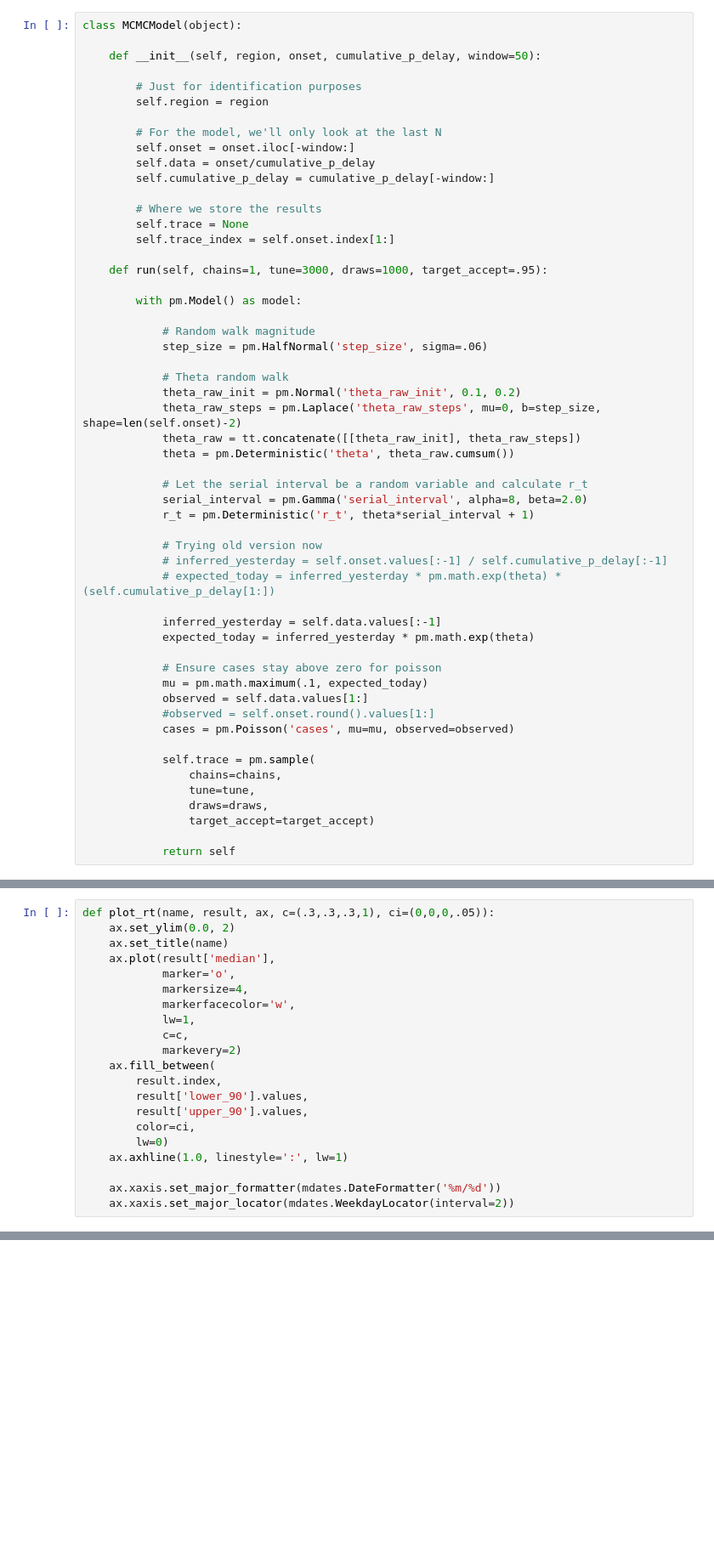
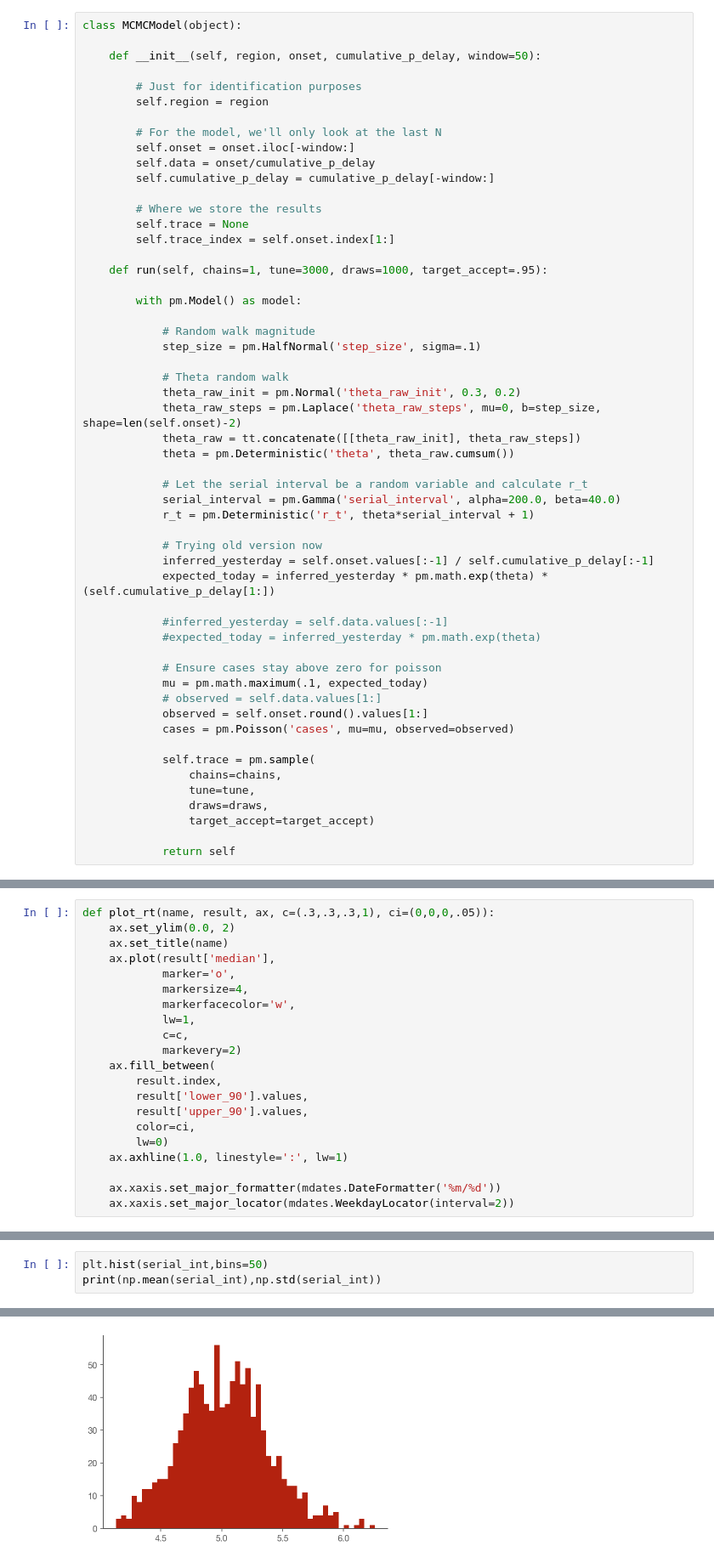
Before and after one commit to maciekrt/covid-19, a Jupyter notebook: Realtime Rt mcmc.ipynb, the cells around one changed output, grey strips where cells are left out. Shown: that part at 85% size. Drawn from its saved outputs; the diff is of its cells as text; blank space fills up the shorter version.

```diff
--- a/Realtime Rt mcmc.ipynb
+++ b/Realtime Rt mcmc.ipynb
@@ -477,29 +379,29 @@ class MCMCModel(object):
         with pm.Model() as model:
 
             # Random walk magnitude
-            step_size = pm.HalfNormal('step_size', sigma=.06)
+            step_size = pm.HalfNormal('step_size', sigma=.1)
 
             # Theta random walk
-            theta_raw_init = pm.Normal('theta_raw_init', 0.1, 0.2)
+            theta_raw_init = pm.Normal('theta_raw_init', 0.3, 0.2)
             theta_raw_steps = pm.Laplace('theta_raw_steps', mu=0, b=step_size, shape=len(self.onset)-2)
             theta_raw = tt.concatenate([[theta_raw_init], theta_raw_steps])
             theta = pm.Deterministic('theta', theta_raw.cumsum())
 
             # Let the serial interval be a random variable and calculate r_t
-            serial_interval = pm.Gamma('serial_interval', alpha=8, beta=2.0)
+            serial_interval = pm.Gamma('serial_interval', alpha=200.0, beta=40.0)
             r_t = pm.Deterministic('r_t', theta*serial_interval + 1)
 
             # Trying old version now
-            # inferred_yesterday = self.onset.values[:-1] / self.cumulative_p_delay[:-1]
-            # expected_today = inferred_yesterday * pm.math.exp(theta) * (self.cumulative_p_delay[1:])
+            inferred_yesterday = self.onset.values[:-1] / self.cumulative_p_delay[:-1]
+            expected_today = inferred_yesterday * pm.math.exp(theta) * (self.cumulative_p_delay[1:])
 
-            inferred_yesterday = self.data.values[:-1]
-            expected_today = inferred_yesterday * pm.math.exp(theta)
+            #inferred_yesterday = self.data.values[:-1]
+            #expected_today = inferred_yesterday * pm.math.exp(theta)
 
             # Ensure cases stay above zero for poisson
             mu = pm.math.maximum(.1, expected_today)
-            observed = self.data.values[1:]
-            #observed = self.onset.round().values[1:]
+            # observed = self.data.values[1:]
+            observed = self.onset.round().values[1:]
             cases = pm.Poisson('cases', mu=mu, observed=observed)
 
             self.trace = pm.sample(
@@ -762,0 +547,4 @@ fig.set_facecolor('w')
+# %%
+plt.hist(serial_int,bins=50)
+print(np.mean(serial_int),np.std(serial_int))
+# %% [output]
@@ -762,0 +552 @@ fig.set_facecolor('w')
+[figure, added]
```
Also changed, not shown: parts of 48 cells of this notebook.
